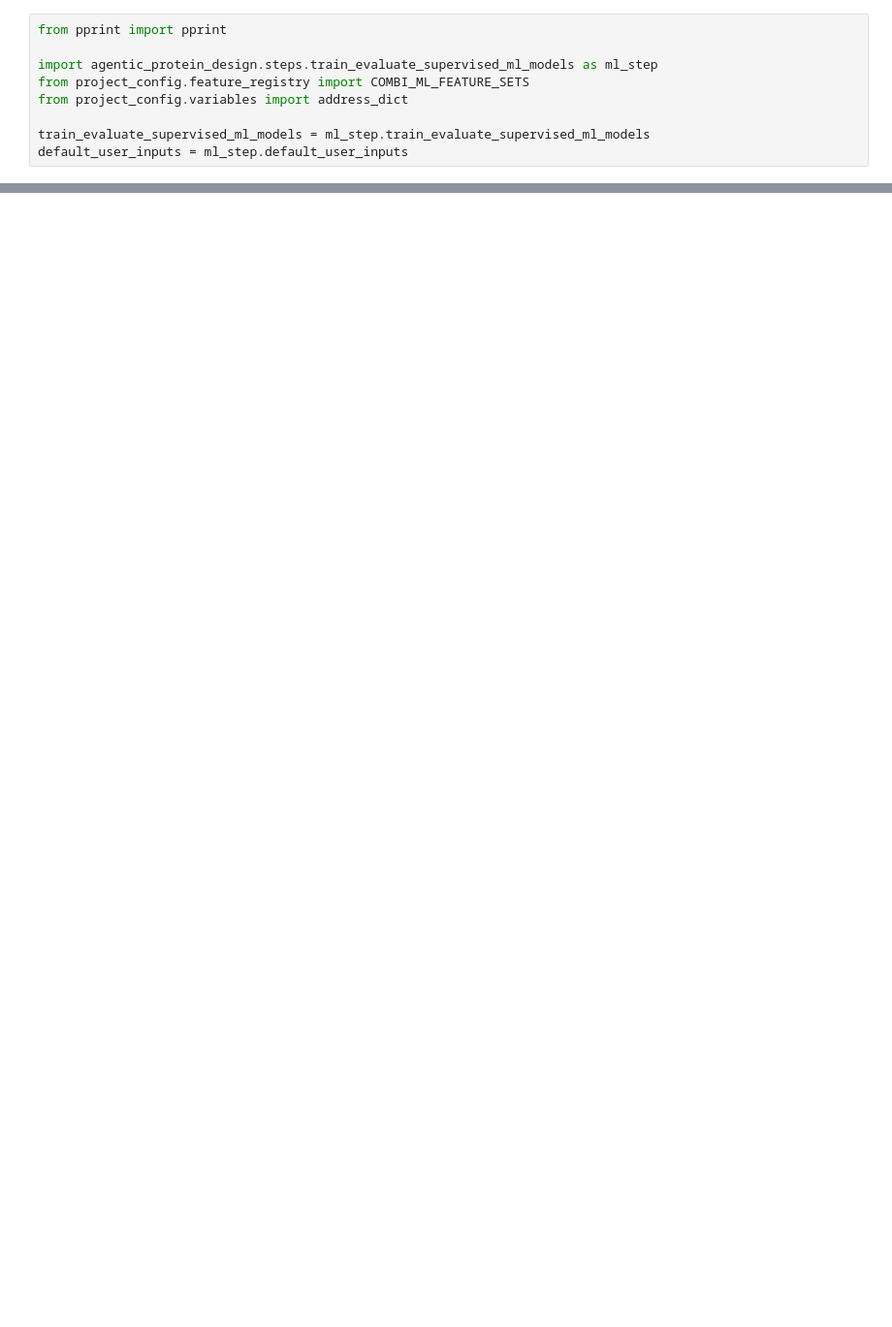
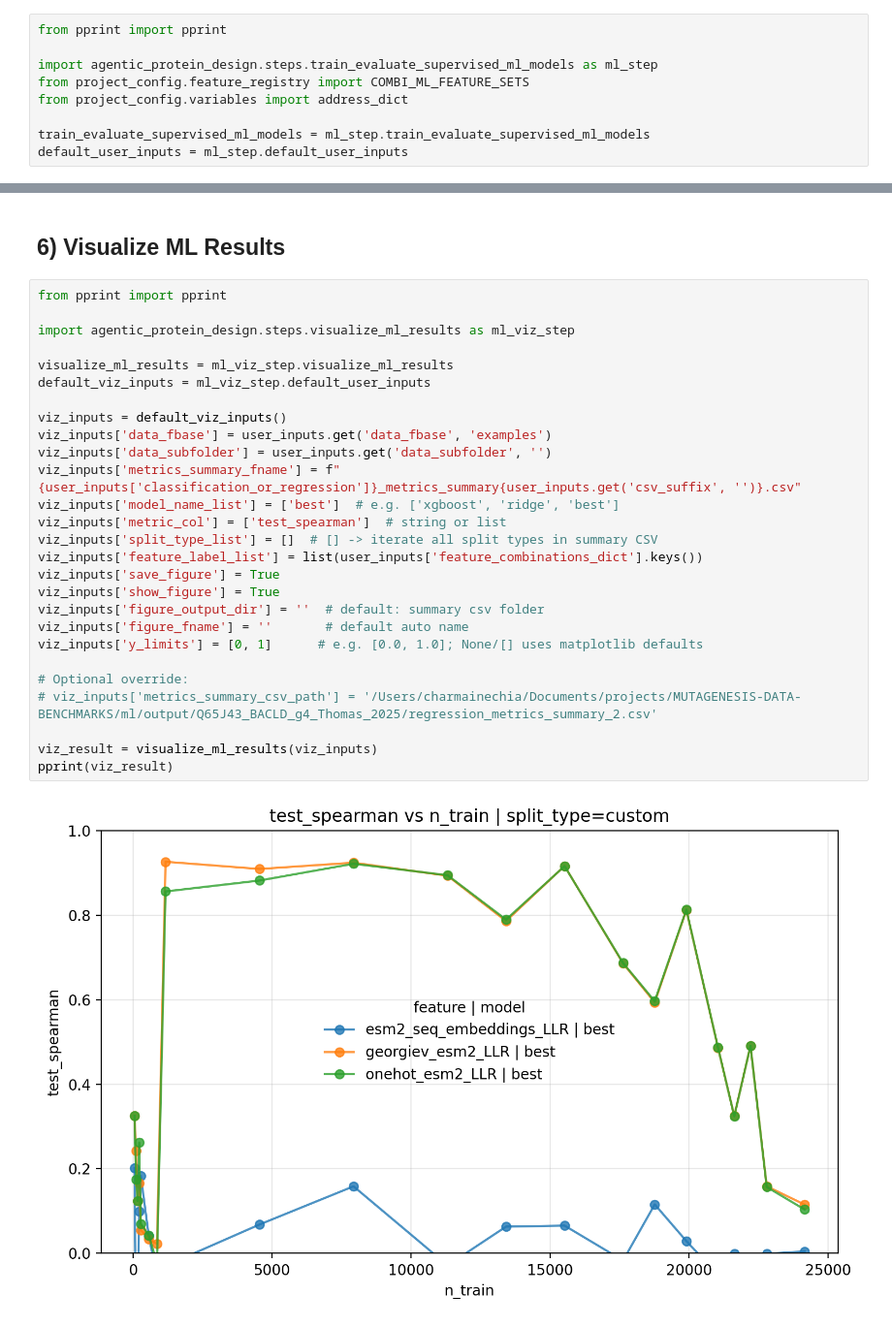
Before and after one commit to chicanagram/agentic-protein-design, a Jupyter notebook: notebooks/14_train_evaluate_supervised_ML_models.ipynb, the cells around one changed output, grey strips where cells are left out. Shown at 97% size. Drawn from its saved outputs; the diff is of its cells as text; blank space fills up the shorter version.

Commit message:
adds data segmentation and results visualization to ml workflow

```diff
--- a/notebooks/14_train_evaluate_supervised_ML_models.ipynb
+++ b/notebooks/14_train_evaluate_supervised_ML_models.ipynb
@@ -117,0 +252,31 @@ pprint(result)
+# %% [markdown]
+## 6) Visualize ML Results
+# %%
+from pprint import pprint
+
+import agentic_protein_design.steps.visualize_ml_results as ml_viz_step
+
+visualize_ml_results = ml_viz_step.visualize_ml_results
+default_viz_inputs = ml_viz_step.default_user_inputs
+
+viz_inputs = default_viz_inputs()
+viz_inputs['data_fbase'] = user_inputs.get('data_fbase', 'examples')
+viz_inputs['data_subfolder'] = user_inputs.get('data_subfolder', '')
+viz_inputs['metrics_summary_fname'] = f"{user_inputs['classification_or_regression']}_metrics_summary{user_inputs.get('csv_suffix', '')}.csv"
+viz_inputs['model_name_list'] = ['best']  # e.g. ['xgboost', 'ridge', 'best']
+viz_inputs['metric_col'] = ['test_spearman']  # string or list
+viz_inputs['split_type_list'] = []  # [] -> iterate all split types in summary CSV
+viz_inputs['feature_label_list'] = list(user_inputs['feature_combinations_dict'].keys())
+viz_inputs['save_figure'] = True
+viz_inputs['show_figure'] = True
+viz_inputs['figure_output_dir'] = ''  # default: summary csv folder
+viz_inputs['figure_fname'] = ''       # default auto name
+viz_inputs['y_limits'] = [0, 1]      # e.g. [0.0, 1.0]; None/[] uses matplotlib defaults
+
+# Optional override:
+# viz_inputs['metrics_summary_csv_path'] = '/Users/charmainechia/Documents/projects/MUTAGENESIS-DATA-BENCHMARKS/ml/output/Q65J43_BACLD_g4_Thomas_2025/regression_metrics_summary_2.csv'
+
+viz_result = visualize_ml_results(viz_inputs)
+pprint(viz_result)
+# %% [output]
+[figure, added]
```
Also changed, not shown: parts of 9 cells of this notebook, 17 other files.
